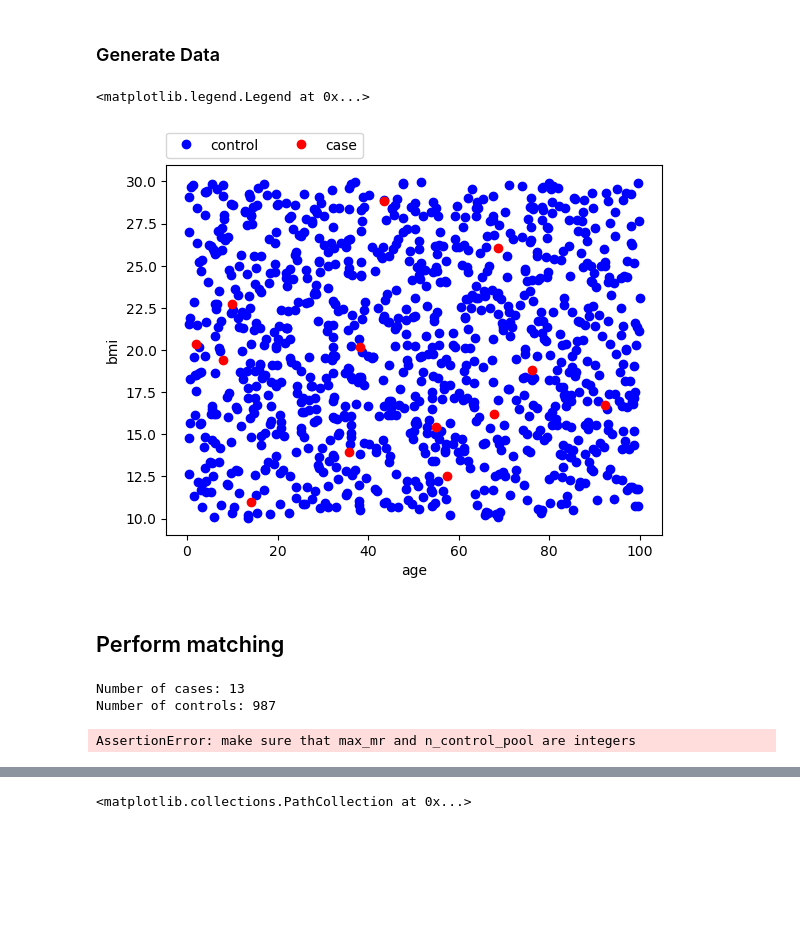
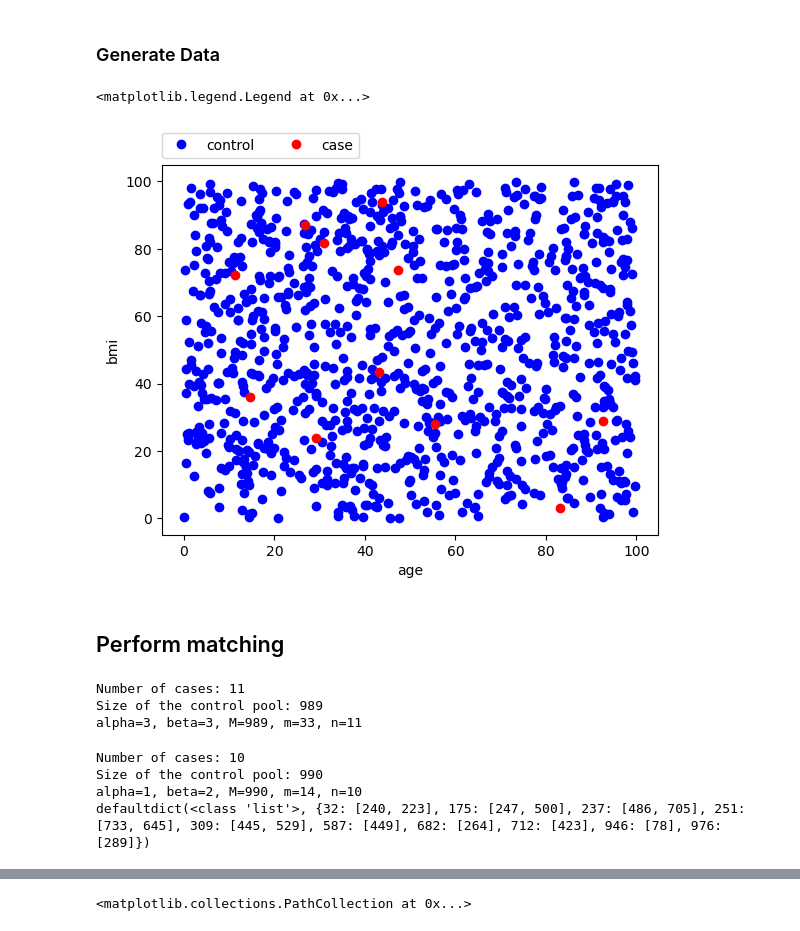
Before and after one commit to kirilklein/opmatch, a Jupyter notebook: README.ipynb, the cells around one changed output, grey strips where cells are left out. Cells and saved outputs as stored; diff of their text form; code cells hidden in the pictures; blank space fills up the shorter version.

```diff
--- a/README.ipynb
+++ b/README.ipynb
@@ -27,21 +27,21 @@ conda install -c conda-forge opmatch
 # %%
 import numpy as np
 import pandas as pd
 import matplotlib.pyplot as plt
 
 num_patients = 1000
 age = np.random.uniform(0, 100, num_patients)
-bmi = np.random.uniform(10, 30, num_patients)
+bmi = np.random.uniform(0, 100, num_patients)
 case = np.random.binomial(1, .01, num_patients)
 df = pd.DataFrame({'age':age, 'bmi':bmi, 'case':case})
 
 plt.plot(df.age[df.case==0], df.bmi[df.case==0], 'bo', label='control')
 plt.plot(df.age[df.case==1], df.bmi[df.case==1], 'ro', label='case')
 plt.xlabel('age')
 plt.ylabel('bmi')
 plt.legend(loc=(0,1.02), ncol=2)
 # %% [output]
 <matplotlib.legend.Legend at 0x...>
-[figure, old version]
+[figure, new version]
 # %% [markdown]
 ## Perform matching
@@ -207,9 +197,18 @@ class Matcher:
 # %%
 df['ps'] = np.random.rand(len(df))
 # %%
-Matcher(df=df, matching_ratio=2, metric='PS',
-                    matching_type='const').match()
+cc_dic = Matcher(df=df, matching_ratio=3, metric='PS',
+            matching_type='const', var_cols=['age','bmi']).match()
 # %% [output]
-Number of cases: 13
-Number of controls: 987
+Number of cases: 11
+Size of the control pool: 989
+alpha=3, beta=3, M=989, m=33, n=11
-AssertionError: make sure that max_mr and n_control_pool are integers
+# %%
+cc_dic = Matcher(df=df, min_mr=1, max_mr=2, n_controls=14, metric='ps',
+            matching_type='variable', var_cols=['age','bmi']).match()
+print(cc_dic)
+# %% [output]
+Number of cases: 10
+Size of the control pool: 990
+alpha=1, beta=2, M=990, m=14, n=10
+defaultdict(<class 'list'>, {32: [240, 223], 175: [247, 500], 237: [486, 705], 251: [733, 645], 309: [445, 529], 587: [449], 682: [264], 712: [423], 946: [78], 976: [289]})
```
Also changed, not shown: parts of 6 cells of this notebook, 1 other file.
